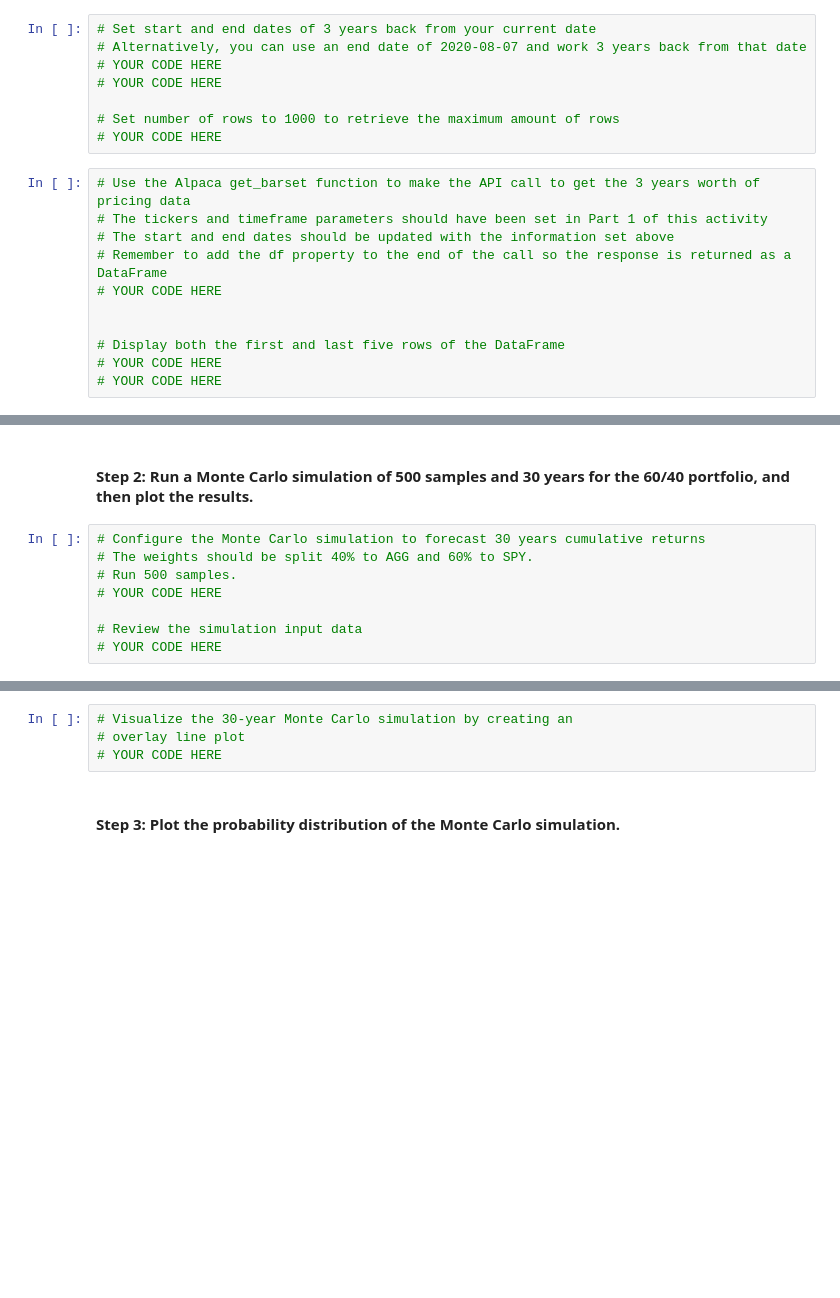
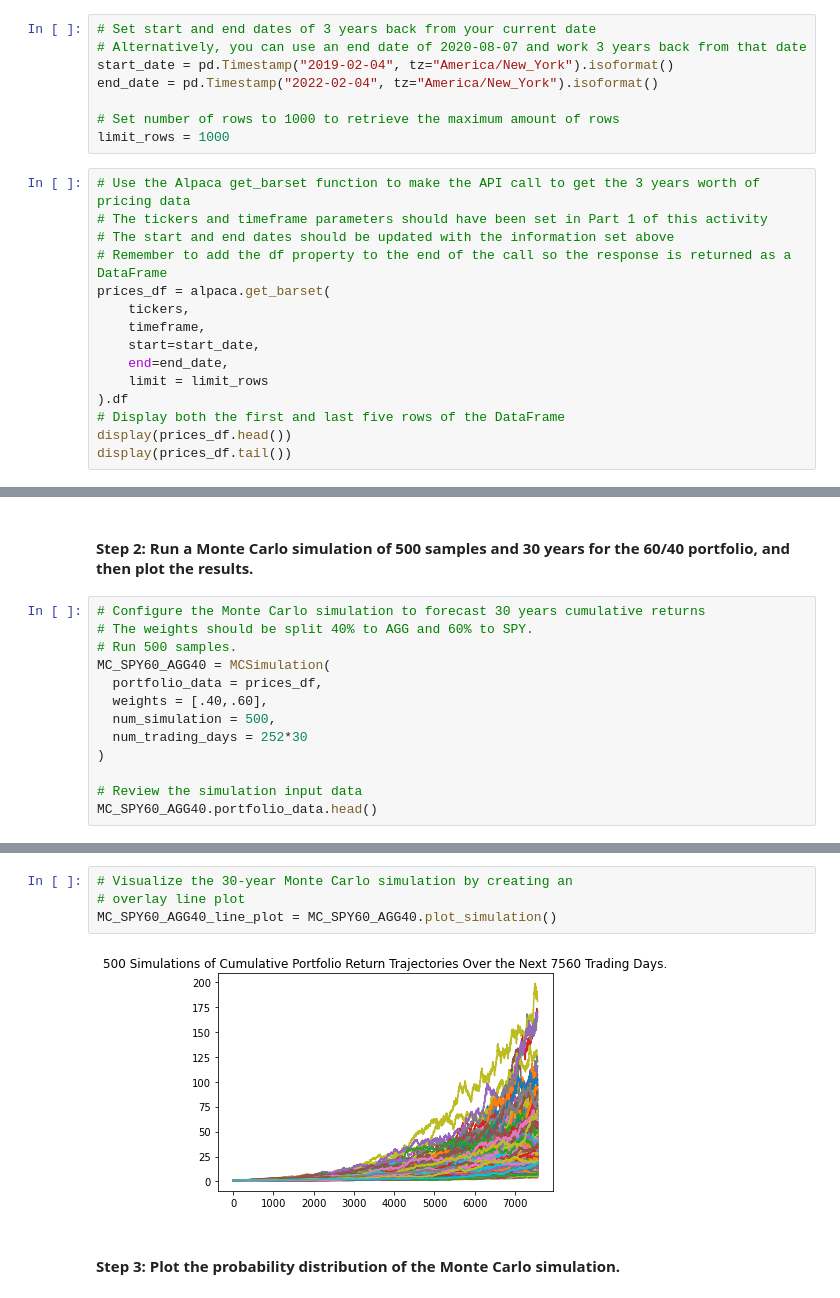
Before and after one commit to chdi2942/Financial_Planning_Tool, a Jupyter notebook: financial_planning_tools.ipynb, the cells around one changed output, grey strips where cells are left out. Cells and saved outputs as stored; diff of their text form; blank space fills up the shorter version.

Commit message:
Forecast Cumulative Returns for 10, 30 year portfolios, wrote conclusion

```diff
--- a/financial_planning_tools.ipynb
+++ b/financial_planning_tools.ipynb
@@ -424,19 +422,23 @@ In this section, you’ll use the MCForecastTools library to create a Monte Carl
 # %%
 # Set start and end dates of 3 years back from your current date
 # Alternatively, you can use an end date of 2020-08-07 and work 3 years back from that date
-# YOUR CODE HERE
-# YOUR CODE HERE
+start_date = pd.Timestamp("2019-02-04", tz="America/New_York").isoformat()
+end_date = pd.Timestamp("2022-02-04", tz="America/New_York").isoformat()
 
 # Set number of rows to 1000 to retrieve the maximum amount of rows
-# YOUR CODE HERE
+limit_rows = 1000
 # %%
 # Use the Alpaca get_barset function to make the API call to get the 3 years worth of pricing data
 # The tickers and timeframe parameters should have been set in Part 1 of this activity
 # The start and end dates should be updated with the information set above
 # Remember to add the df property to the end of the call so the response is returned as a DataFrame
-# YOUR CODE HERE
-
-
+prices_df = alpaca.get_barset(
+    tickers,
+    timeframe,
+    start=start_date,
+    end=end_date,
+    limit = limit_rows
+).df
 # Display both the first and last five rows of the DataFrame
-# YOUR CODE HERE
-# YOUR CODE HERE
+display(prices_df.head())
+display(prices_df.tail())
@@ -446,7 +465,12 @@ In this section, you’ll use the MCForecastTools library to create a Monte Carl
 # Configure the Monte Carlo simulation to forecast 30 years cumulative returns
 # The weights should be split 40% to AGG and 60% to SPY.
 # Run 500 samples.
-# YOUR CODE HERE
+MC_SPY60_AGG40 = MCSimulation(
+  portfolio_data = prices_df,
+  weights = [.40,.60],
+  num_simulation = 500,
+  num_trading_days = 252*30
+)
 
 # Review the simulation input data
-# YOUR CODE HERE
+MC_SPY60_AGG40.portfolio_data.head()
@@ -456,7 +531,9 @@ In this section, you’ll use the MCForecastTools library to create a Monte Carl
 # %%
 # Visualize the 30-year Monte Carlo simulation by creating an
 # overlay line plot
-# YOUR CODE HERE
+MC_SPY60_AGG40_line_plot = MC_SPY60_AGG40.plot_simulation()
+# %% [output]
+[figure, added]
 # %% [markdown]
 #### Step 3: Plot the probability distribution of the Monte Carlo simulation.
 # %%
```
Also changed, not shown: parts of 29 cells of this notebook.
